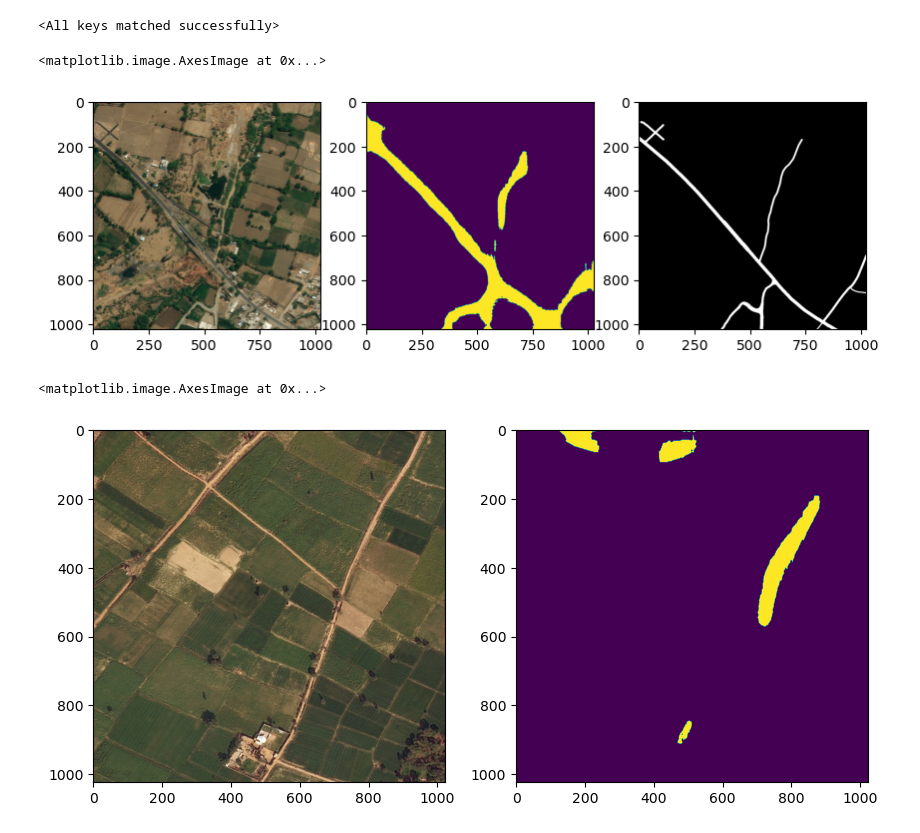
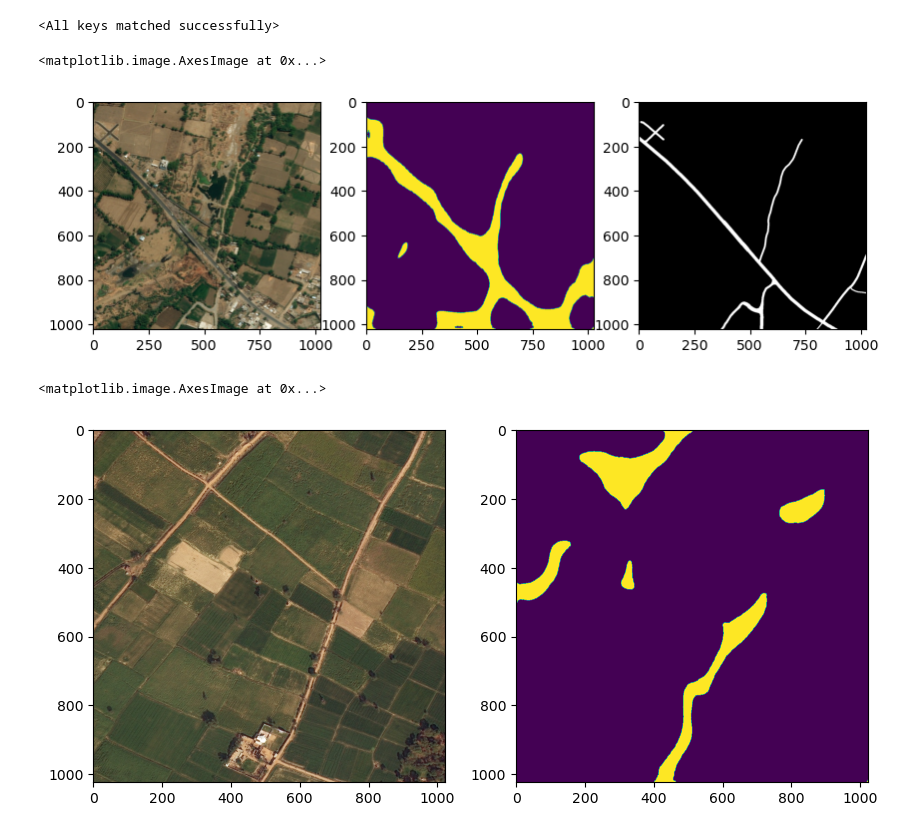
Before and after one commit to obennet/road-extraction-swin-unet, a Jupyter notebook: RoadExtraction.ipynb, the cells around one changed output. Saved outputs shown, nothing was run; the diff lists cells and outputs as text; code cells hidden in the pictures.

```diff
--- a/RoadExtraction.ipynb
+++ b/RoadExtraction.ipynb
@@ -747,29 +747,27 @@ def swin_to_conv(x, H, W):
     return x.reshape(x.size(0), x.size(2), H, W)
 # %%
 class SwinUNet(nn.Module):
-    def __init__(self, pretrain_img_size = 256, patch_size=4, embed_dim=96):
+    def __init__(self, pretrain_img_size = 256, embed_dim=96):
         super().__init__()
 
         self.pretrain_img_size = pretrain_img_size
         pretrain_img_size = to_2tuple(pretrain_img_size)
-        patch_size = to_2tuple(patch_size)
-        patches_resolution = [pretrain_img_size[0] // patch_size[0], pretrain_img_size[1] // patch_size[1]]
 
         # Encoder
         self.patch_embed = PatchEmbed()
-        self.basic_layer1 = BasicLayer(dim=96, depth=2, num_heads=8, norm_layer=nn.LayerNorm)
+        self.basic_layer1 = BasicLayer(dim=embed_dim, depth=2, num_heads=4, norm_layer=nn.LayerNorm)
 
-        self.patch_merge1 = PatchMerging(dim=96)
-        self.basic_layer2 = BasicLayer(dim=96 * 2, depth=2, num_heads=8, norm_layer=nn.LayerNorm)
+        self.patch_merge1 = PatchMerging(dim=embed_dim)
+        self.basic_layer2 = BasicLayer(dim=embed_dim * 2, depth=2, num_heads=4, norm_layer=nn.LayerNorm)
 
-        self.patch_merge2 = PatchMerging(dim=96*2)
-        self.basic_layer3 = BasicLayer(dim=96 * 4, depth=2, num_heads=8, norm_layer=nn.LayerNorm)
+        self.patch_merge2 = PatchMerging(dim=embed_dim*2)
+        self.basic_layer3 = BasicLayer(dim=embed_dim * 4, depth=2, num_heads=4, norm_layer=nn.LayerNorm)
 
-        self.patch_merge3 = PatchMerging(dim=96*4)
-        self.basic_layer4 = BasicLayer(dim=96 * 8, depth=2, num_heads=8, norm_layer=nn.LayerNorm)
+        self.patch_merge3 = PatchMerging(dim=embed_dim*4)
+        self.basic_layer4 = BasicLayer(dim=embed_dim * 8, depth=2, num_heads=4, norm_layer=nn.LayerNorm)
 
-        self.patch_merge4 = PatchMerging(dim=96*8)
-        self.single_basic_layer = BasicLayer(dim=96 * 16, depth=1, num_heads=8)
+        self.patch_merge4 = PatchMerging(dim=embed_dim*8)
+        self.single_basic_layer = BasicLayer(dim=embed_dim * 16, depth=1, num_heads=4)
 
         # Output layer
         self.outconv = nn.Conv2d(24, 1, kernel_size=1)
@@ -789,7 +787,10 @@ class SwinUNet(nn.Module):
         self.double_up4 = DoubleConv(192, 96)
 
         self.upconv5 = nn.ConvTranspose2d(96, 48, kernel_size=2, stride=2)
+        self.double_up5 = DoubleConv(96, 48)
+
         self.upconv6 = nn.ConvTranspose2d(48, 24, kernel_size=2, stride=2)
+        self.double_up6 = DoubleConv(48, 24)
 
     def forward(self, input_batch):
         # Encoder
@@ -838,11 +839,16 @@ class SwinUNet(nn.Module):
         skip4 = torch.cat([d41, e1], dim=1)
         d42 = self.double_up4(skip4)
 
-        d5 = self.upconv5(d42)
-        d6 = self.upconv6(d5)
+        d51 = self.upconv5(d42)
+        skip5 = torch.cat([d51, d51], dim=1)
+        d52 = self.double_up5(skip5)
+
+        d61 = self.upconv6(d52)
+        skip6 = torch.cat([d61, d61], dim=1)
+        d62 = self.double_up6(skip6)
 
         # Output layer
-        out = self.sigmoid(self.outconv(d6))
+        out = self.sigmoid(self.outconv(d62))
 
         return out
 # %%
@@ -885,16 +891,16 @@ saved_swin_model.load_state_dict(checkpoint['model_state_dict'])
 # %% [output]
 <All keys matched successfully>
 # %%
-swin_val_img = Image.open("./RoadExtractionDataset/train_small/951_sat.jpg")
+swin_val_img = Image.open("./RoadExtractionDataset/train/951_sat.jpg")
 swin_pred = predict_img(saved_swin_model, swin_val_img, 'cpu', out_threshold=0.1)
-swin_val_mask = Image.open("./RoadExtractionDataset/train_small/951_mask.png")
+swin_val_mask = Image.open("./RoadExtractionDataset/train/951_mask.png")
 figure,axis = plt.subplots(1,3,figsize=(10,10))
 axis[0].imshow(swin_val_img)
 axis[1].imshow(swin_pred)
 axis[2].imshow(swin_val_mask)
 # %% [output]
 <matplotlib.image.AxesImage at 0x...>
-[figure, old version]
+[figure, new version]
 # %%
 swin_test_img = Image.open("./RoadExtractionDataset/test/170205_sat.jpg")
 swin_pred = predict_img(saved_swin_model, swin_test_img, 'cpu', out_threshold=0.1)
@@ -903,4 +909,4 @@ axis[0].imshow(swin_test_img)
 axis[1].imshow(swin_pred)
 # %% [output]
 <matplotlib.image.AxesImage at 0x...>
-[figure, old version]
+[figure, new version]
```
Also changed, not shown: parts of 1 cell of this notebook.
